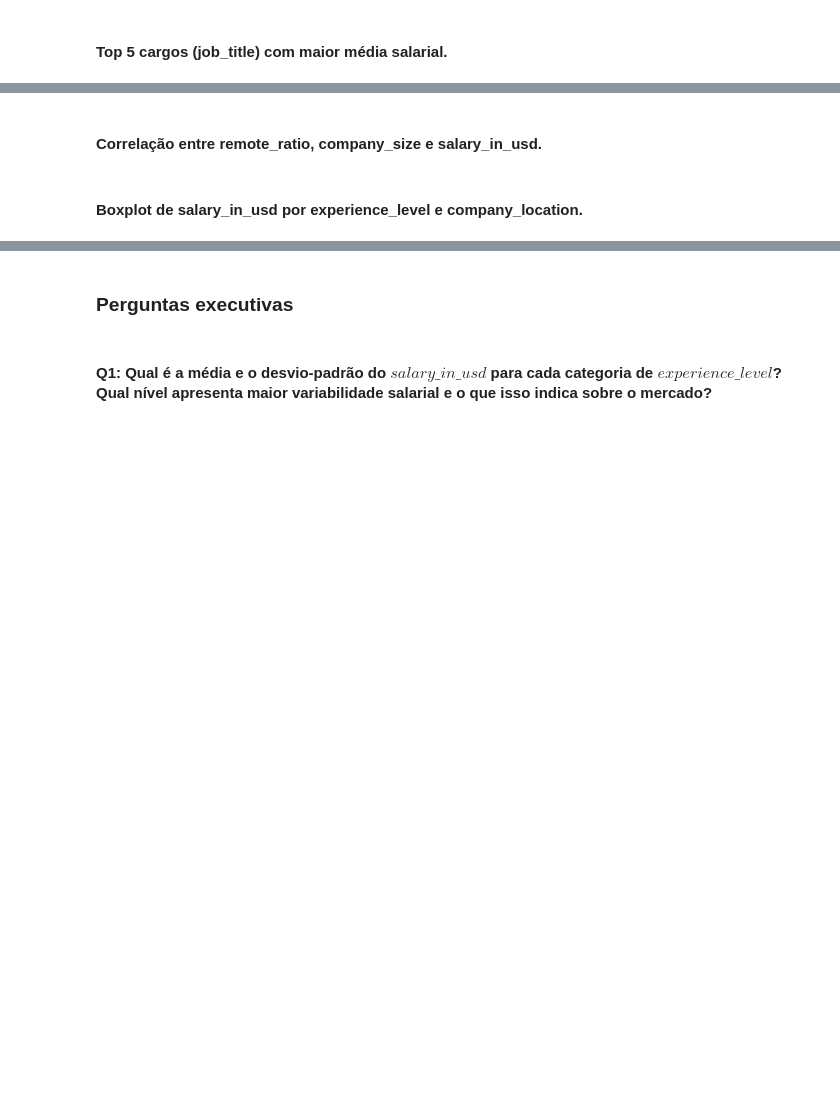
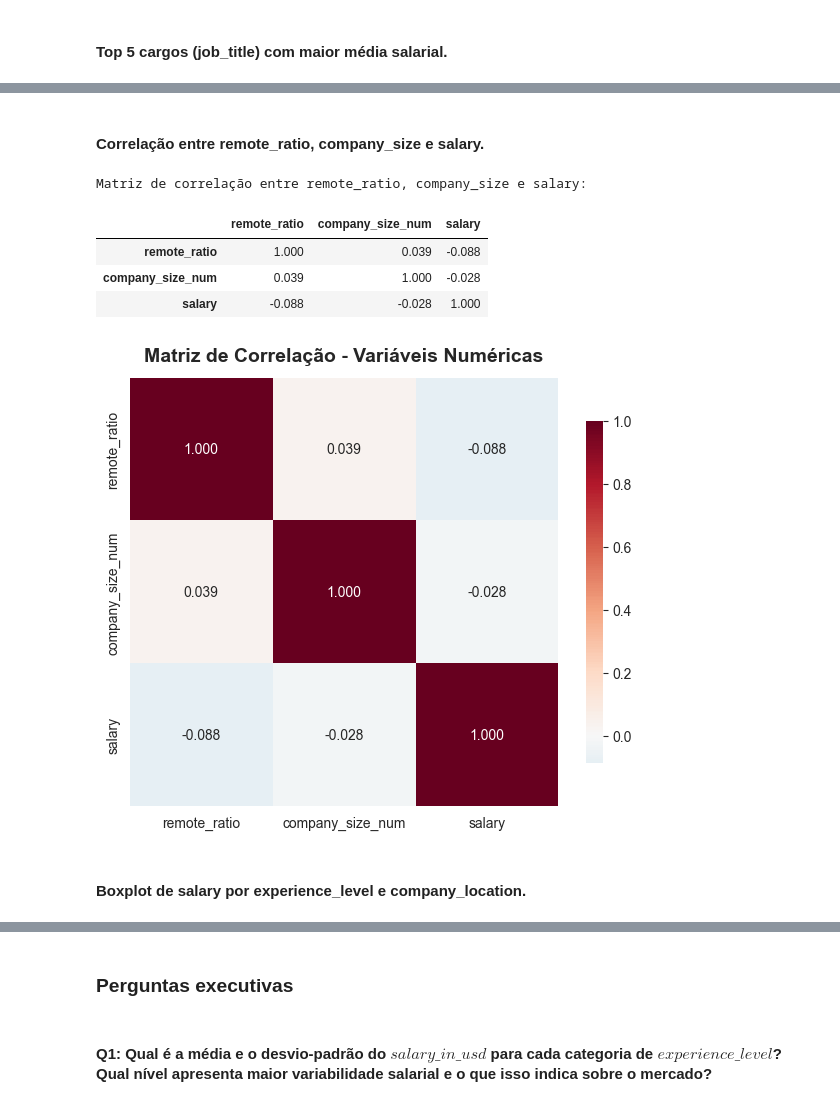
Before and after one commit to GSFutureAtWork/DataScience, a Jupyter notebook: main.ipynb, the cells around one changed output, grey strips where cells are left out. Cells and saved outputs as stored; diff of their text form; code cells hidden in the pictures; blank space fills up the shorter version.

```diff
--- a/main.ipynb
+++ b/main.ipynb
@@ -173,5 +236,5 @@ display(Markdown(variable_type_summary))
 # %%
-salary_stats_geral = df_salary_formatted["salary_in_usd"].agg(["mean", "median", "std"])
+salary_stats_geral = df_salary_formatted["salary"].agg(["mean", "median", "std"])
 
 translation_map = {
     "mean": "Média",
@@ -230,7 +339,7 @@ show_percentual_distribution(dist_company_size, "Porte da Empresa")
 #### Top 5 cargos (job_title) com maior média salarial.
 # %%
 top5_job_titles = (
-    df_salary_formatted.groupby("job_title", observed=True)["salary_in_usd"]
+    df_salary_formatted.groupby("job_title", observed=True)["salary"]
     .mean()
     .sort_values(ascending=False)
     .head(5)
@@ -239,7 +348,7 @@ top5_job_titles = (
 display(
     set_styled_caption(
         top5_job_titles.reset_index()
-        .rename(columns={"salary_in_usd": "Média Salarial (USD)", "job_title": "Cargo"})
+        .rename(columns={"salary": "Média Salarial (USD)", "job_title": "Cargo"})
         .style.format({"Média Salarial (USD)": "${:,.2f}"})
         .set_properties(subset=["Cargo"], **{"text-align": "left"})
         .set_table_styles(
@@ -258,46 +375,53 @@ display(
 # %% [markdown]
-#### Correlação entre remote_ratio, company_size e salary_in_usd.
+#### Correlação entre remote_ratio, company_size e salary.
 # %%
-corr_cols = ["remote_ratio", "company_size", "salary_in_usd"]
+corr_cols = ["remote_ratio", "company_size", "salary"]
 
 company_size_map = {"Small": 0, "Medium": 1, "Large": 2}
 df_corr = df_salary_formatted.copy()
 df_corr["company_size_num"] = df_corr["company_size"].map(company_size_map)
 
-corr_matrix = df_corr[["remote_ratio", "company_size_num", "salary_in_usd"]].corr()
+corr_matrix = df_corr[["remote_ratio", "company_size_num", "salary"]].corr()
 
 display(
     set_styled_caption(
         corr_matrix.style.format("{:.3f}").background_gradient(
             cmap="RdBu_r", axis=None
         ),
-        "Matriz de correlação entre remote_ratio, company_size e salary_in_usd:",
+        "Matriz de correlação entre remote_ratio, company_size e salary:",
     )
 )
 
 
 plt.figure(figsize=(6, 5))
 
 sns.heatmap(
     corr_matrix,
     annot=True,
     cmap="RdBu_r",
     center=0,
     square=True,
     fmt=".3f",
     cbar_kws={"shrink": 0.8},
 )
 plt.title(
     "Matriz de Correlação - Variáveis Numéricas",
     fontsize=14,
     fontweight="bold",
     pad=12,
 )
 plt.tight_layout()
 plt.savefig("./imgs/correlation_matrix-company_size-remote_ratio-salary.png", dpi=300)
 plt.show()
+# %% [output]
+Matriz de correlação entre remote_ratio, company_size e salary:
+|  | remote_ratio | company_size_num | salary |
+| remote_ratio | 1.000 | 0.039 | -0.088 |
+| company_size_num | 0.039 | 1.000 | -0.028 |
+| salary | -0.088 | -0.028 | 1.000 |
+[figure, added]
 # %% [markdown]
-#### Boxplot de salary_in_usd por experience_level e company_location.
+#### Boxplot de salary por experience_level e company_location.
 # %%
 plt.figure(figsize=(14, 6))
 sns.boxplot(
```
Also changed, not shown: parts of 51 cells of this notebook, 12 other files.
